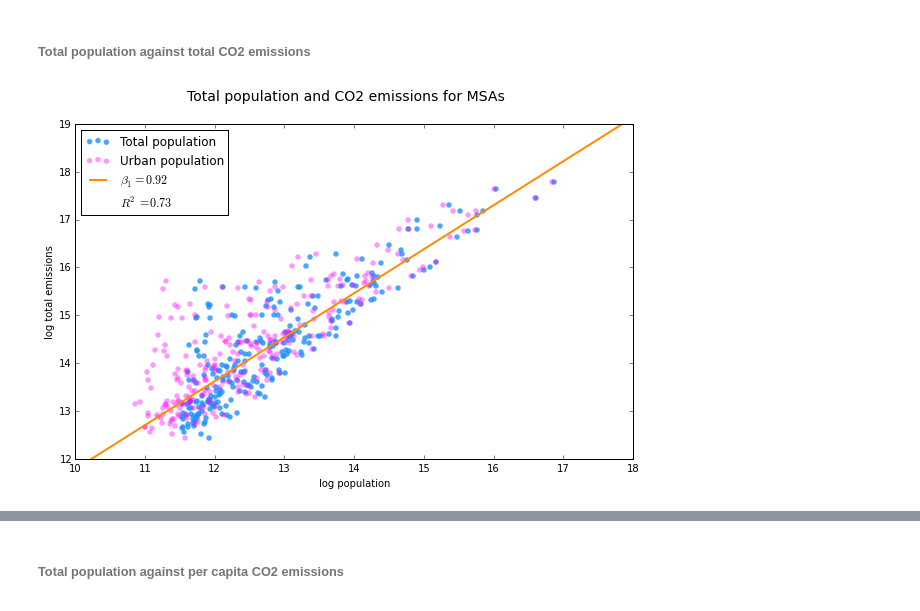
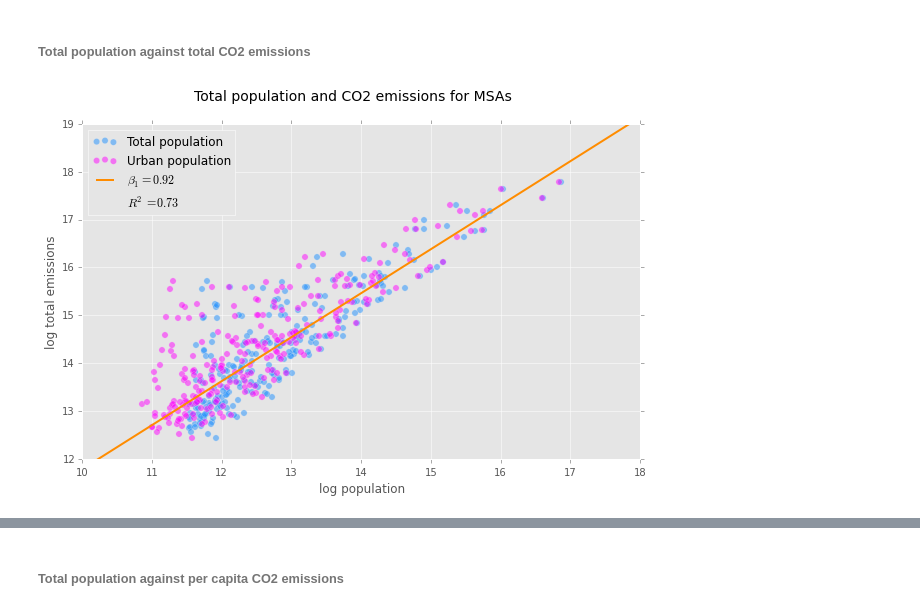
Before and after one commit to pvarsh/foundations-a4, a Jupyter notebook: assignment-4.ipynb, the cells around one changed output, grey strips where cells are left out. Saved outputs shown, nothing was run; the diff lists cells and outputs as text; code cells hidden in the pictures.

```diff
--- a/assignment-4.ipynb
+++ b/assignment-4.ipynb
@@ -8,6 +8,7 @@ import statsmodels.api as sm
 import matplotlib.patches as ptch
 
 %matplotlib inline
+plt.style.use('ggplot')
 # %% [markdown]
 # TODO:
 * Check for NaNs in mt (mastertable).
@@ -240,7 +263,7 @@ mt = pd.merge(mt_temp, MSA_name, how = 'inner', on ='msa_code')
 mt = mt[mt.pop_total > 1e5]
 mt['co2_per_capita']=mt.co2_total / mt.pop_total
 
-mt = mt.reindex(list(range(mt.shape[0])))
+#mt = mt.reindex(list(range(mt.shape[0])))
 
 mt.head()
 # %% [output]
@@ -266,51 +289,53 @@ ax1.set_ylabel('log total emissions')
 scatter1 = ax1.scatter(np.log(mt.pop_total),
             np.log(mt.co2_total),
             c = "dodgerblue",
-            lw = 0,
-            s = 30,
-            alpha = 0.8,
+            lw = None,
+            s = 40,
+            alpha = 0.5,
             label = "MSA")
 
 scatter1_1 = ax1.scatter(np.log(mt.pop_urban),
             np.log(mt.co2_total),
             c = "magenta",
-            lw = 0,
-            s = 30,
-            alpha = 0.4,
+            lw = None,
+            s = 40,
+            alpha = 0.5,
             label = "MSA")
 
 ### Get x and y lims
 xmin, xmax = ax1.get_xlim()
 ymin, ymax = ax1.get_ylim()
 
 ### Regression
 # Design matrix
 y = np.log(mt.co2_total)
 ones = np.ones(mt.shape[0])
 X = np.column_stack((ones, np.log(mt.pop_total)))
 
 # Fit model
 mod1 = sm.OLS(y, X).fit()
 
 ### Plot regression line
 x = np.linspace(xmin, xmax)
 y = mod1.params[0] + mod1.params[1] * x
 regression_label = r'$\beta_1 = %2.2f$' %mod1.params[1]
 line1, = ax1.plot(x, y, c = 'darkorange', lw = 2, label = regression_label)
+#line1, = ax1.plot(x, y, c = 'darkorange', lw = 2, label = regression_label)
+
 
 # Set x and y lims
 ax1.set_xlim(xmin, xmax)
 ax1.set_ylim(ymin, ymax)
 
 # Legend
 extra = ptch.Rectangle((0, 0), 1, 1, fc="w", fill=False, edgecolor='none', linewidth=0)
 rsq = r'$R^2 = %2.2f$' %mod1.rsquared
 ax1.legend((scatter1, scatter1_1, line1, extra), ("Total population", "Urban population", regression_label, rsq), loc = 2)
 
 # Show
 plt.show()
 # %% [output]
-[figure, old version]
+[figure, new version]
 # %%
 print mod1.summary()
 # %% [output]
```
Also changed, not shown: parts of 17 cells of this notebook, 1 other file.
